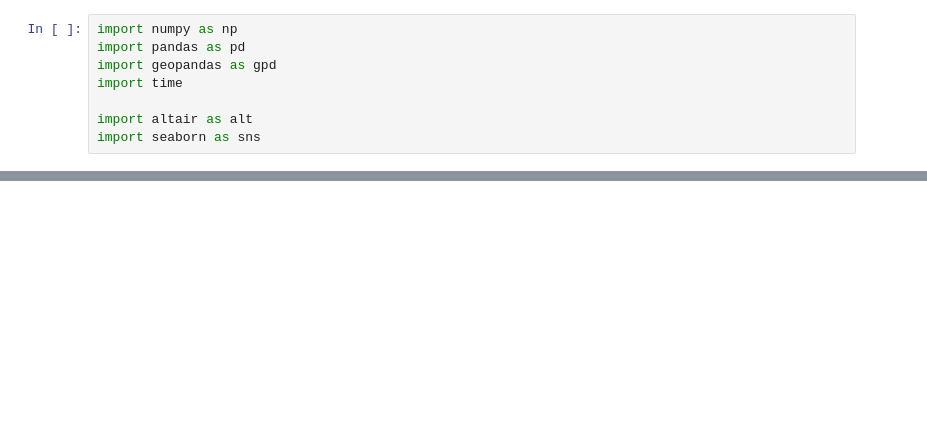
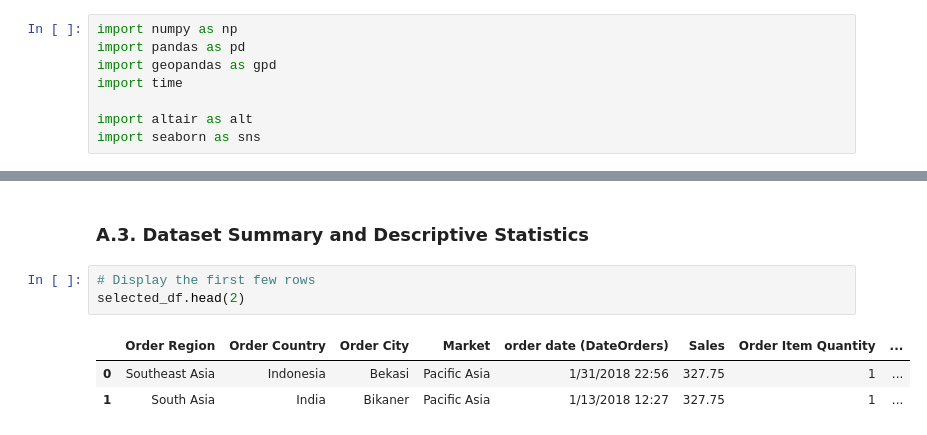
Before and after one commit to datawithalvin/pacmann-business-analytics, a Jupyter notebook: notebooks/data-exploration.ipynb, the cells around one changed output, grey strips where cells are left out. Drawn from its saved outputs; the diff is of its cells as text; blank space fills up the shorter version.

```diff
--- a/notebooks/data-exploration.ipynb
+++ b/notebooks/data-exploration.ipynb
@@ -105,0 +127,9 @@ description
+# %% [markdown]
+### A.3. Dataset Summary and Descriptive Statistics
+# %%
+# Display the first few rows
+selected_df.head(2)
+# %% [output]
+|  | Order Region | Order Country | Order City | Market | order date (DateOrders) | Sales | Order Item Quantity | ... |
+| 0 | Southeast Asia | Indonesia | Bekasi | Pacific Asia | 1/31/2018 22:56 | 327.75 | 1 | ... |
+| 1 | South Asia | India | Bikaner | Pacific Asia | 1/13/2018 12:27 | 327.75 | 1 | ... |
```
Also changed, not shown: parts of 27 cells of this notebook.
